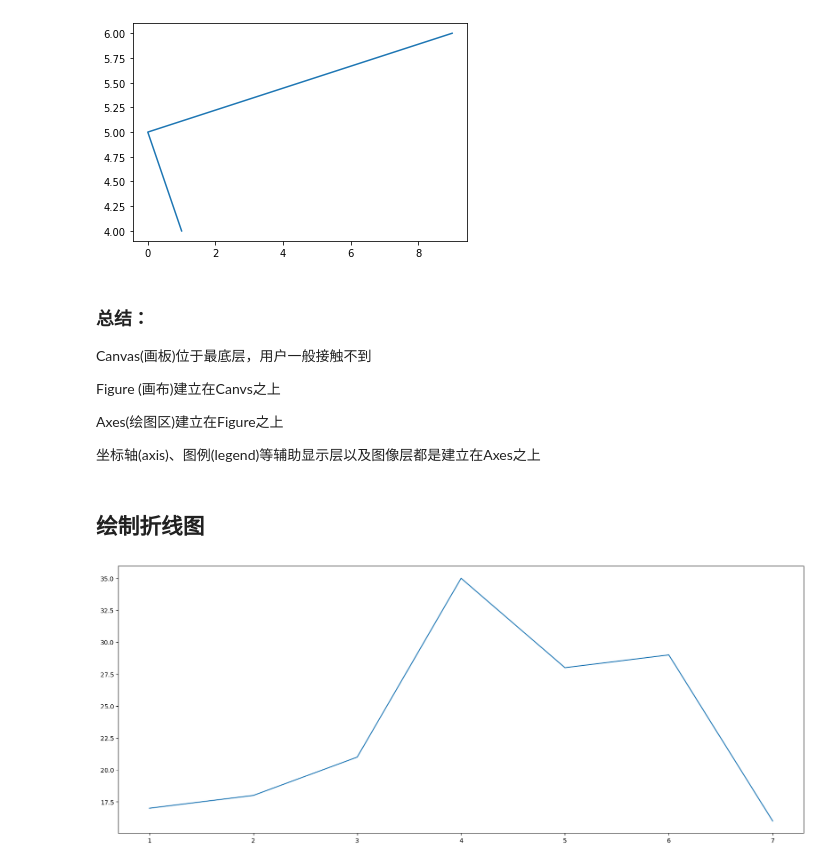
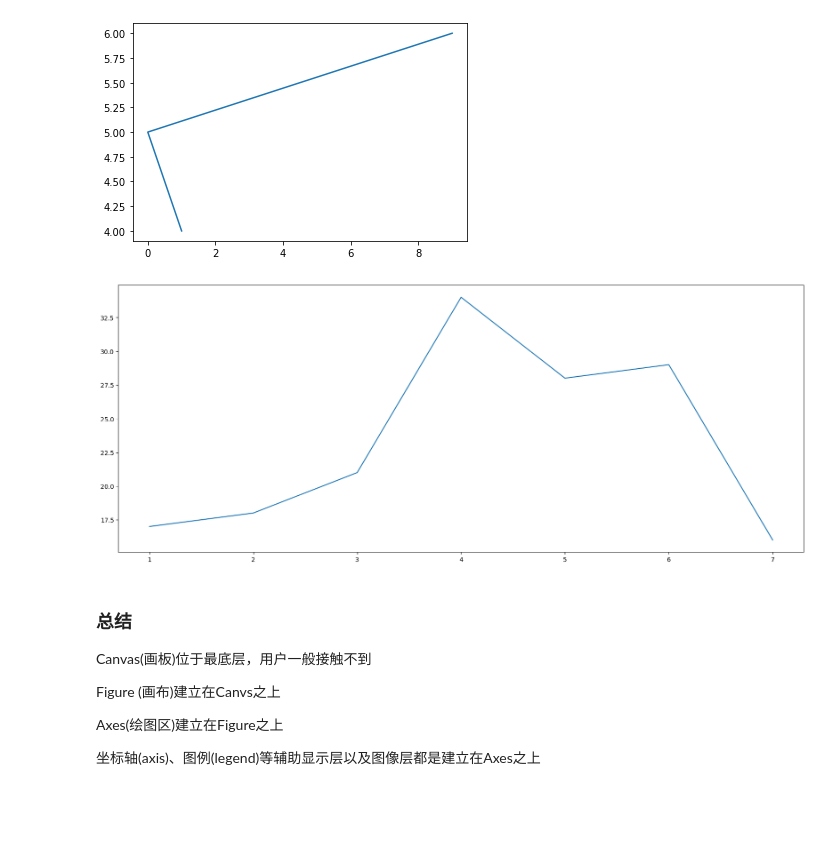
Before and after one commit to mackyuqimack/pythonStudy, a Jupyter notebook: matplotlib_demo/day1.ipynb, the cells around one changed output. Drawn from its saved outputs; the diff is of its cells as text; code cells hidden in the pictures; blank space fills up the shorter version.

```diff
--- a/matplotlib_demo/day1.ipynb
+++ b/matplotlib_demo/day1.ipynb
@@ -32,8 +32,21 @@ plt.plot([1, 0, 9], [4, 5, 6])
 plt.show()
 # %% [output]
 [figure]
+# %%
+# 1.创建画布
+# figsize 指定图片长宽 dpi 图像清晰度
+plt.figure(figsize=(20, 8), dpi=100)
+# 2.绘制图像
+plt.plot([1, 2, 3, 4, 5, 6, 7], [17, 18, 21, 34, 28, 29, 16])
+# 保存图片
+# plt.savefig("test.png")
+# 3.显示图像
+# 注意: plt.show()会释放figure资源，如果在显示图像之后保存图片将只能保存空图片。
+plt.show()
+# %% [output]
+[figure, added]
 # %% [markdown]
-### 总结：
+### 总结
 Canvas(画板)位于最底层，用户一般接触不到
 
 Figure (画布)建立在Canvs之上
@@ -41,18 +54,3 @@ Figure (画布)建立在Canvs之上
 Axes(绘图区)建立在Figure之上
 
 坐标轴(axis)、图例(legend)等辅助显示层以及图像层都是建立在Axes之上
-# %% [markdown]
-## 绘制折线图
-# %%
-# 1.创建画布
-# figsize 指定图片长宽 dpi 图像清晰度
-plt.figure(figsize=(20, 8), dpi=100)
-# 2.绘制图像
-plt.plot([1, 2, 3, 4, 5, 6, 7], [17, 18, 21, 35, 28, 29, 16])
-# 保存图片
-# plt.savefig("test.png")
-# 3.显示图像
-# 注意: plt.show()会释放figure资源，如果在显示图像之后保存图片将只能保存空图片。
-plt.show()
-# %% [output]
-[figure, removed]
```
Also changed, not shown: parts of 2 cells of this notebook.
